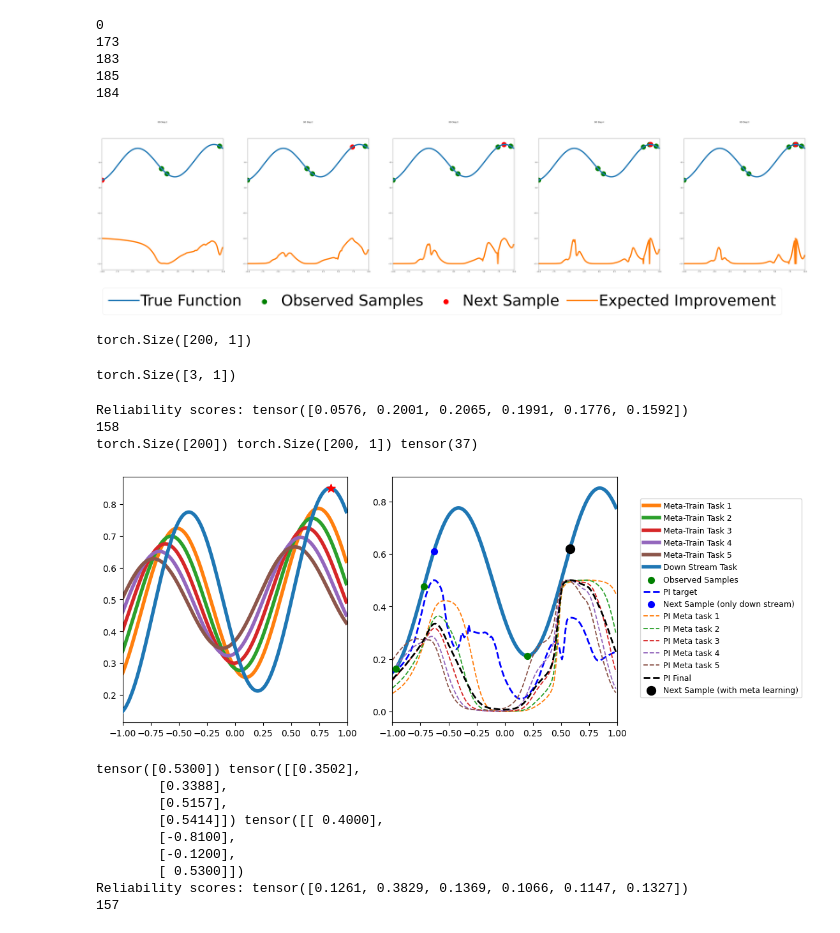
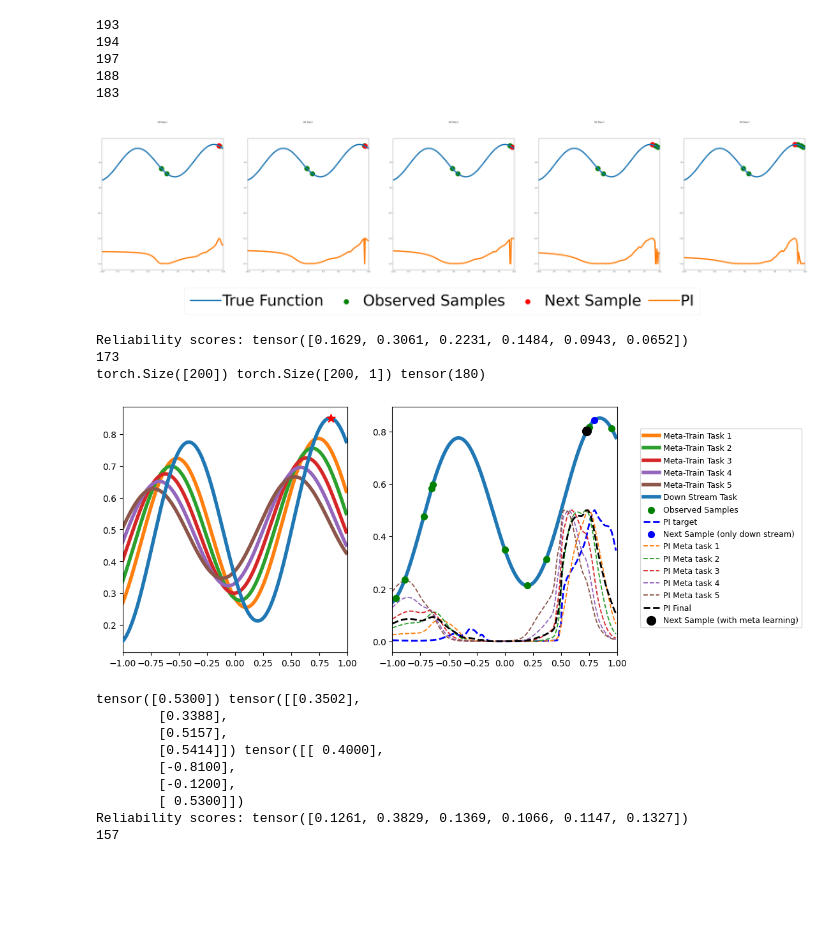
Before and after one commit to timruhkopf/ExperiencedFT-PFNs, a Jupyter notebook: HPO_tasks/Synthetic/demo_simple.ipynb, the cells around one changed output. Drawn from its saved outputs; the diff is of its cells as text; code cells hidden in the pictures; blank space fills up the shorter version.

```diff
--- a/HPO_tasks/Synthetic/demo_simple.ipynb
+++ b/HPO_tasks/Synthetic/demo_simple.ipynb
@@ -31,56 +28,47 @@ fontsize = 80
 
 X_spt, y_spt, X_qry, y_qry = get_batch_test(spt_size=3, task = 8   )
 
-optimizer  = PFNs4BO_discrete(torch.load( pfns4bo.hebo_plus_model))
+optimizer  = PFNs4BO_discrete(torch.load( pfns4bo.hebo_plus_model), acq_function_type='pi')
 
 
 for x,y in zip(X_spt,y_spt):
     optimizer.observe(x, y)
 
 
 text_array = ["BO Step 1", "BO Step 2", "BO Step 3" , "BO Step 4", "BO Step 5", "BO Step 5"]
 
 fig, axs = plt.subplots(1,iterations, figsize=(80,15))
 #fig2, axs2 = plt.subplots(1,iterations, figsize=(80,15))
 evaluated_indices = []
 for i in range(iterations):
     incumbent = X_spt[y_spt.argmax()].reshape(-1)
     idx_next, acq_values = optimizer.suggest(candidates=X_qry)
     print(idx_next)
     optimizer.observe(X_qry[idx_next], y_qry[idx_next])
     X_spt = torch.cat((X_spt, X_qry[idx_next].unsqueeze(-1)))
     y_spt = torch.cat((y_spt, y_qry[idx_next].unsqueeze(-1)))
     axs[i].plot(X_qry*10,y_qry, linewidth=lw, label="True Function")
     axs[i].scatter(X_spt[:-1]*10, y_spt[:-1], s= 1000, c= "green", label="Observed Samples")
     axs[i].scatter(X_spt[-1]*10, y_spt[-1], s= 1000, c= "red", label="Next Sample")
 
-    ei = 0.5*acq_values/max(acq_values) - 1.5
-    axs[i].plot(X_qry*10, ei, linewidth=lw, label="Expected Improvement")
+    pi = 0.5*acq_values/max(acq_values) - 1.5
+    axs[i].plot(X_qry*10, pi, linewidth=lw, label="PI")
     axs[i].set_xlim(-10,10)
     axs[i].set_title(text_array[i], pad=100)
 
 
 lines_labels = [ax.get_legend_handles_labels() for ax in fig.axes[:1]]
 lines, labels = [sum(lol, []) for lol in zip(*lines_labels)]
 fig.legend(lines, labels,loc="lower center", bbox_to_anchor=(0.5, -0.2), ncol=4, fontsize=fontsize*factor,  handletextpad=0.1, labelspacing = 0.2, columnspacing=0.5)
 
 fig.subplots_adjust(wspace=0.2)
 # %% [output]
-0
-173
+193
+194
+197
+188
 183
-185
-184
-[figure, old version]
+[figure, new version]
-# %%
-X_qry.shape
-# %% [output]
-torch.Size([200, 1])
-# %%
-X_spt, y_spt, X_qry, y_qry = get_batch_test(spt_size=3, task = 8   )
-X_spt.shape
-# %% [output]
-torch.Size([3, 1])
 # %%
 torch.manual_seed(0)
 np.random.seed(0)
@@ -89,7 +77,7 @@ fontsize = 18
 lw=4
 
 
-X_spt, y_spt, X_qry, y_qry = get_batch_test(spt_size=3, task = 8 , step=0.01)
+X_spt, y_spt, X_qry, y_qry = get_batch_test(spt_size=10, task = 8 , step=0.01)
 
 meta_data = {}
 for i, task in enumerate(range(10,15)):
@@ -111,7 +99,7 @@ fig, axs = plt.subplots(1,2, figsize=(10,5))
 
 
 from our_pfns4bo import ourPFNs4BO_discrete
-optimizer  = ourPFNs4BO_discrete(torch.load( pfns4bo.hebo_plus_model), meta_data)
+optimizer  = ourPFNs4BO_discrete(torch.load( pfns4bo.hebo_plus_model), meta_data, transformation_type='linear')
 for x,y in zip(X_spt,y_spt):
     optimizer.observe(x, y)
 
@@ -175,10 +163,10 @@ anchor = (0.93, 0, 0.5, 1)
 fig.legend(lines, labels,loc="center left", bbox_to_anchor=anchor, ncol=1, fontsize=fontsize*0.5,  handletextpad=0.5, labelspacing = 0.5, columnspacing=1.)
 fig.subplots_adjust(wspace=0.2)
 # %% [output]
-Reliability scores: tensor([0.0576, 0.2001, 0.2065, 0.1991, 0.1776, 0.1592])
-158
-torch.Size([200]) torch.Size([200, 1]) tensor(37)
+Reliability scores: tensor([0.1629, 0.3061, 0.2231, 0.1484, 0.0943, 0.0652])
+173
+torch.Size([200]) torch.Size([200, 1]) tensor(180)
-[figure, old version]
+[figure, new version]
 # %%
 torch.manual_seed(0)
 np.random.seed(0)
```
Also changed, not shown: parts of 1 cell of this notebook, 16 other files.
